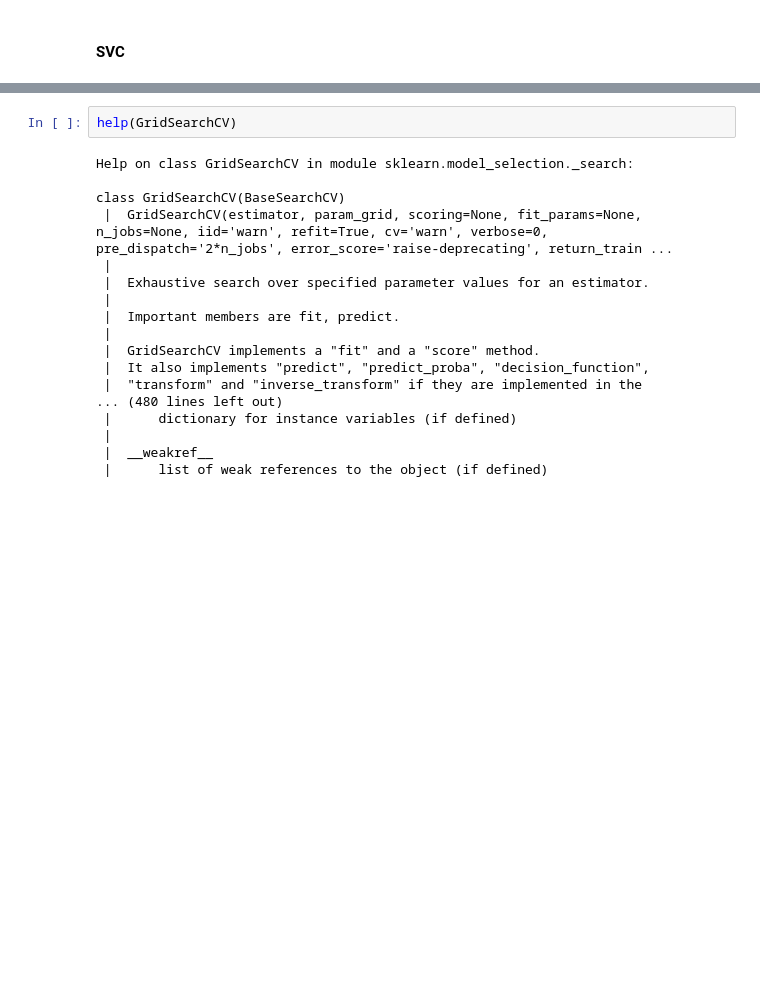
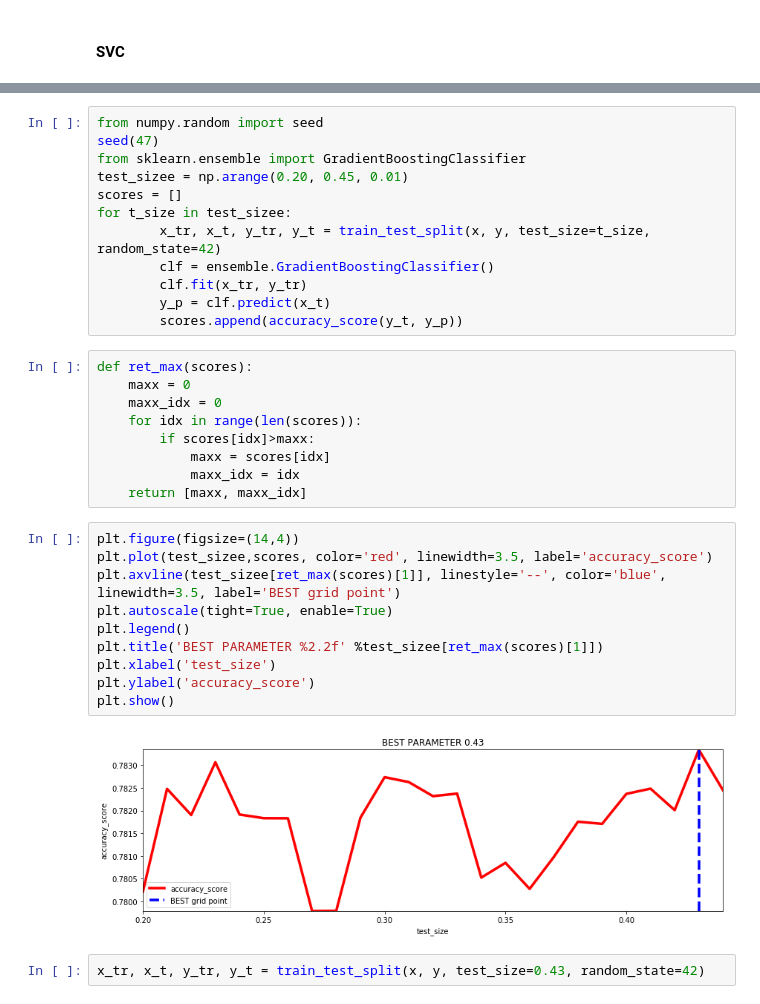
Before and after one commit to dsGitHubRepository/takehome_challenge_, a Jupyter notebook: take-home-predictive-modeling-g.ipynb, the cells around one changed output, grey strips where cells are left out. Drawn from its saved outputs; the diff is of its cells as text; blank space fills up the shorter version.

```diff
--- a/take-home-predictive-modeling-g.ipynb
+++ b/take-home-predictive-modeling-g.ipynb
@@ -421,21 +478,36 @@ GridSearchCV(cv=5, error_score='raise-deprecating',
-# %%
-help(GridSearchCV)
-# %% [output]
-Help on class GridSearchCV in module sklearn.model_selection._search:
-
-class GridSearchCV(BaseSearchCV)
- |  GridSearchCV(estimator, param_grid, scoring=None, fit_params=None, n_jobs=None, iid='warn', refit=True, cv='warn', verbose=0, pre_dispatch='2*n_jobs', error_score='raise-deprecating', return_train ...
- |
- |  Exhaustive search over specified parameter values for an estimator.
- |
- |  Important members are fit, predict.
- |
- |  GridSearchCV implements a "fit" and a "score" method.
- |  It also implements "predict", "predict_proba", "decision_function",
- |  "transform" and "inverse_transform" if they are implemented in the
-... (480 lines left out)
- |      dictionary for instance variables (if defined)
- |
- |  __weakref__
- |      list of weak references to the object (if defined)
+# %%
+from numpy.random import seed
+seed(47)
+from sklearn.ensemble import GradientBoostingClassifier
+test_sizee = np.arange(0.20, 0.45, 0.01)
+scores = []
+for t_size in test_sizee:
+        x_tr, x_t, y_tr, y_t = train_test_split(x, y, test_size=t_size, random_state=42)
+        clf = ensemble.GradientBoostingClassifier()
+        clf.fit(x_tr, y_tr)
+        y_p = clf.predict(x_t)
+        scores.append(accuracy_score(y_t, y_p))
+# %%
+def ret_max(scores):
+    maxx = 0
+    maxx_idx = 0
+    for idx in range(len(scores)):
+        if scores[idx]>maxx:
+            maxx = scores[idx]
+            maxx_idx = idx
+    return [maxx, maxx_idx]
+# %%
+plt.figure(figsize=(14,4))
+plt.plot(test_sizee,scores, color='red', linewidth=3.5, label='accuracy_score')
+plt.axvline(test_sizee[ret_max(scores)[1]], linestyle='--', color='blue', linewidth=3.5, label='BEST grid point')
+plt.autoscale(tight=True, enable=True)
+plt.legend()
+plt.title('BEST PARAMETER %2.2f' %test_sizee[ret_max(scores)[1]])
+plt.xlabel('test_size')
+plt.ylabel('accuracy_score')
+plt.show()
+# %% [output]
+[figure, added]
+# %%
+x_tr, x_t, y_tr, y_t = train_test_split(x, y, test_size=0.43, random_state=42)
 # %%
```
Also changed, not shown: parts of 27 cells of this notebook.
